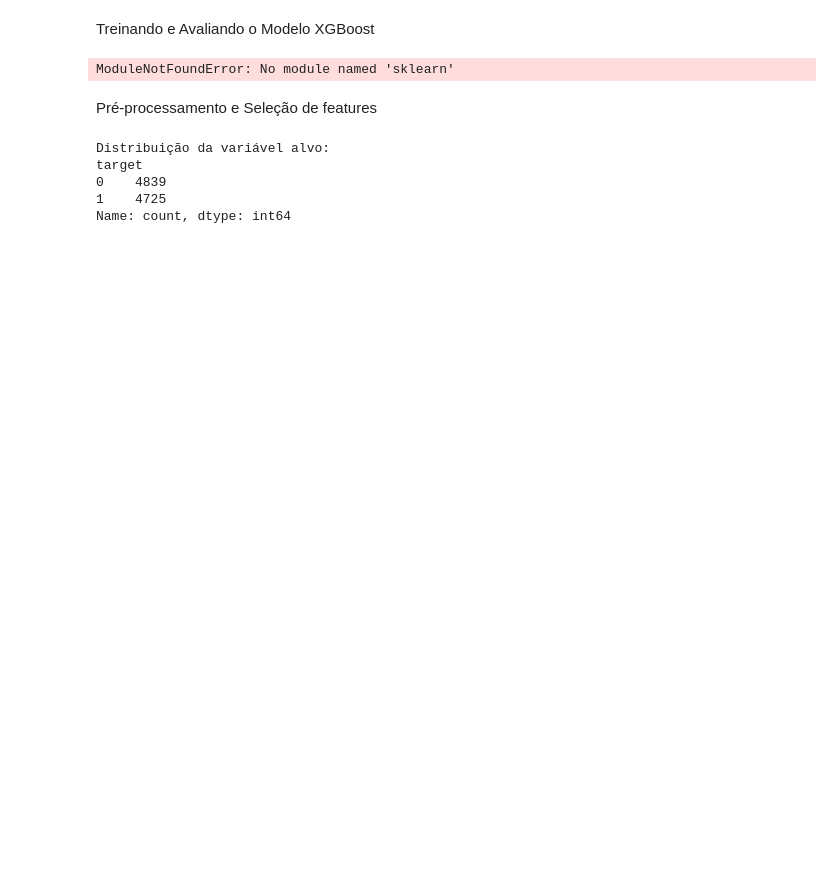
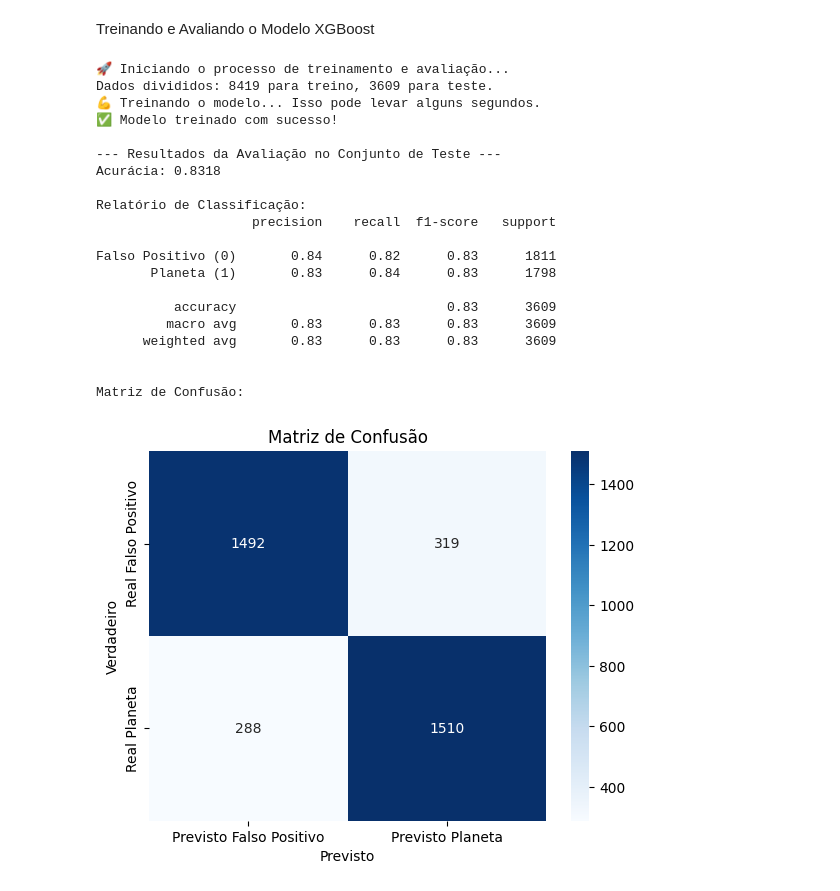
Before and after one commit to CauanOtz/ExoLens, a Jupyter notebook: IA/nasa-xgboost/model.ipynb, the cells around one changed output. Drawn from its saved outputs; the diff is of its cells as text; code cells hidden in the pictures; blank space fills up the shorter version.

```diff
--- a/IA/nasa-xgboost/model.ipynb
+++ b/IA/nasa-xgboost/model.ipynb
@@ -183,10 +182,17 @@ features = [
     'transit_depth_ppm',
     'planet_radius_earth',
     'stellar_temp_k',
-    'stellar_radius_solar'
+    'stellar_radius_solar',
+    'stellar_mass_solar',
+    'impact_parameter',
+    'equilibrium_temp',
+    # NOSSAS NOVAS FEATURES:
+    'stellar_density',
+    'duration_over_period',
+    'depth_per_planet_radius'
 ]
-X = df_combined[features]
-y = df_combined['target']
+X = df_featured[features]
+y = df_featured['target']
 
 # --- Passo 2: Lidar com quaisquer valores ausentes restantes ---
 # Preenchemos NaNs com 0, uma abordagem segura para modelos baseados em árvores
@@ -209,55 +215,55 @@ print(f"Dados divididos: {X_train.shape[0]} para treino, {X_test.shape[0]} para
 model = xgb.XGBClassifier(
     objective='binary:logistic',
     eval_metric='logloss',
-    use_label_encoder=False,
     random_state=42
 )
 
 print("💪 Treinando o modelo... Isso pode levar alguns segundos.")
 model.fit(X_train, y_train)
 print("✅ Modelo treinado com sucesso!")
 
 
 # --- Passo 5: Avaliar o Modelo no Conjunto de Teste ---
 print("\n--- Resultados da Avaliação no Conjunto de Teste ---")
 # O modelo "vê" o X_test e tenta prever o y_test
 y_pred = model.predict(X_test)
 
 # Acurácia: a porcentagem geral de acertos
 print(f"Acurácia: {accuracy_score(y_test, y_pred):.4f}")
 
 # Relatório de Classificação: mostra precisão, recall e f1-score para cada classe
 print("\nRelatório de Classificação:")
 print(classification_report(y_test, y_pred, target_names=['Falso Positivo (0)', 'Planeta (1)']))
 
 # Matriz de Confusão: uma forma visual de ver os acertos e erros
 print("\nMatriz de Confusão:")
 cm = confusion_matrix(y_test, y_pred)
 sns.heatmap(cm, annot=True, fmt='d', cmap='Blues',
             xticklabels=['Previsto Falso Positivo', 'Previsto Planeta'],
             yticklabels=['Real Falso Positivo', 'Real Planeta'])
 plt.title('Matriz de Confusão')
 plt.ylabel('Verdadeiro')
 plt.xlabel('Previsto')
 plt.show()
 # %% [output]
-ModuleNotFoundError: No module named 'sklearn'
+🚀 Iniciando o processo de treinamento e avaliação...
+Dados divididos: 8419 para treino, 3609 para teste.
+💪 Treinando o modelo... Isso pode levar alguns segundos.
+✅ Modelo treinado com sucesso!
+
+--- Resultados da Avaliação no Conjunto de Teste ---
+Acurácia: 0.8318
+
+Relatório de Classificação:
+                    precision    recall  f1-score   support
+
+Falso Positivo (0)       0.84      0.82      0.83      1811
+       Planeta (1)       0.83      0.84      0.83      1798
+
+          accuracy                           0.83      3609
+         macro avg       0.83      0.83      0.83      3609
+      weighted avg       0.83      0.83      0.83      3609
+
+
+Matriz de Confusão:
+[figure, added]
-# %% [markdown]
-Pré-processamento e Seleção de features
-# %%
-# Criar uma cópia para evitar warnings
-model_df = df.copy()
-
-# Mapear o alvo para valores numéricos: 1 para planetas (confirmados ou candidatos) e 0 para falsos positivos.
-target_map = {'CONFIRMED': 1, 'CANDIDATE': 1, 'FALSE POSITIVE': 0}
-model_df['target'] = model_df['koi_disposition'].map(target_map)
-
-# Verificar a distribuição do novo alvo
-print("Distribuição da variável alvo:")
-print(model_df['target'].value_counts())
-# %% [output]
-Distribuição da variável alvo:
-target
-0    4839
-1    4725
-Name: count, dtype: int64
```
Also changed, not shown: parts of 5 cells of this notebook.
